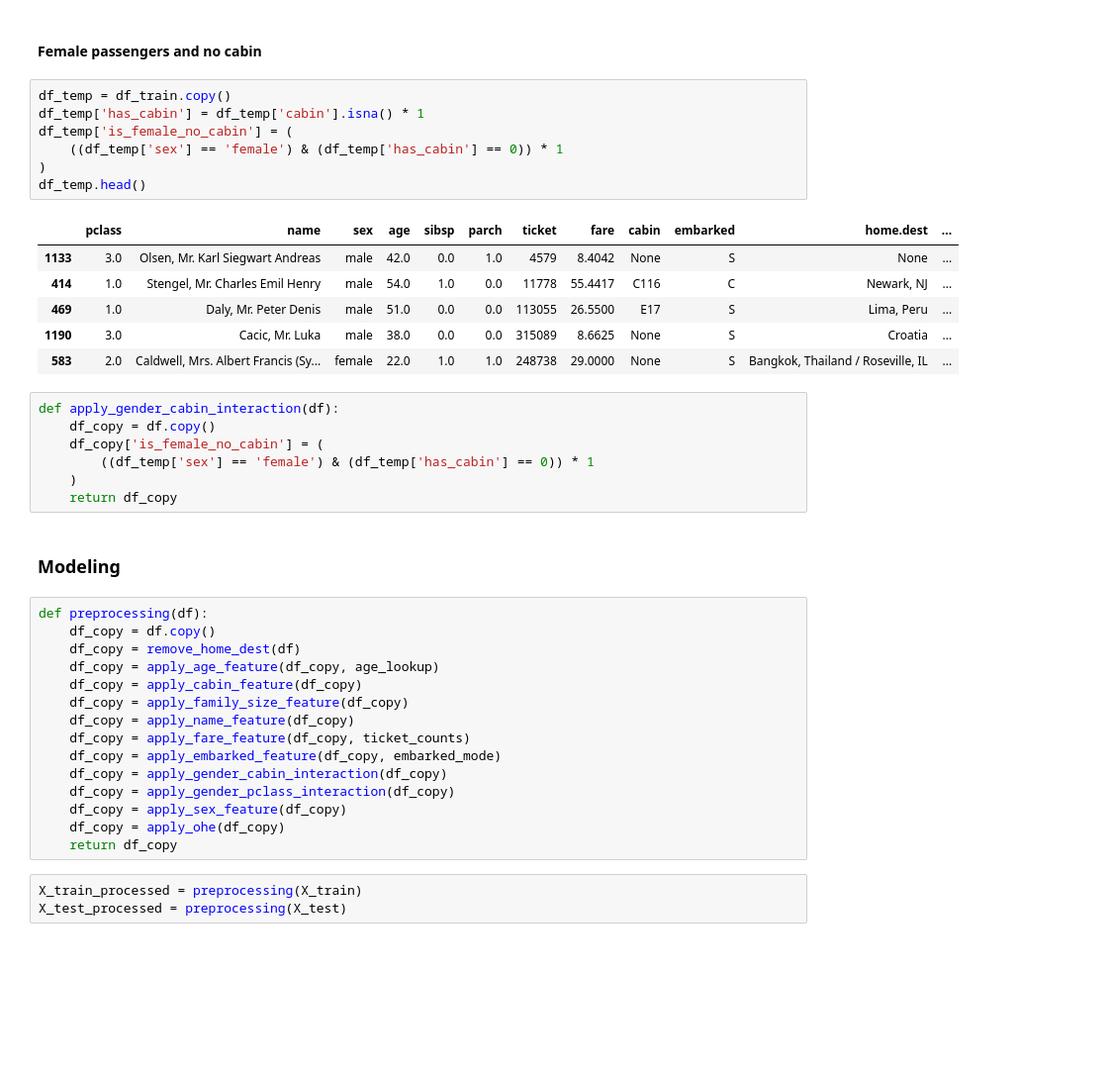
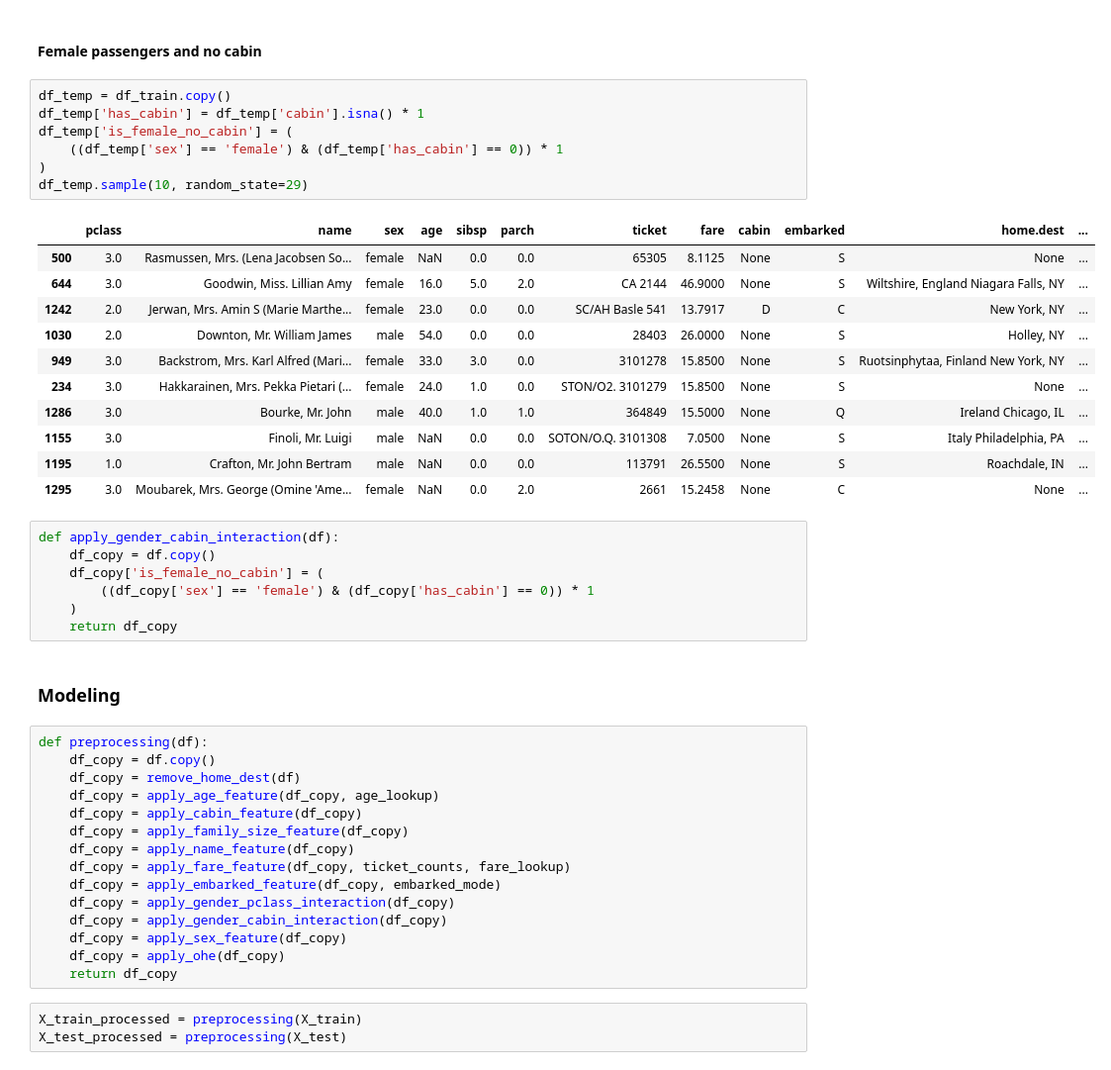
Before and after one commit to rbennum/titanic-survival, a Jupyter notebook: notebooks/full_dataset.ipynb, the cells around one changed output. Shown at 99% size. Cells and saved outputs as stored; diff of their text form; blank space fills up the shorter version.

```diff
--- a/notebooks/full_dataset.ipynb
+++ b/notebooks/full_dataset.ipynb
@@ -1045,22 +1067,27 @@ def apply_gender_pclass_interaction(df):
 # %%
 df_temp = df_train.copy()
 df_temp['has_cabin'] = df_temp['cabin'].isna() * 1
 df_temp['is_female_no_cabin'] = (
     ((df_temp['sex'] == 'female') & (df_temp['has_cabin'] == 0)) * 1
 )
-df_temp.head()
+df_temp.sample(10, random_state=29)
 # %% [output]
 |  | pclass | name | sex | age | sibsp | parch | ticket | fare | cabin | embarked | home.dest | ... |
-| 1133 | 3.0 | Olsen, Mr. Karl Siegwart Andreas | male | 42.0 | 0.0 | 1.0 | 4579 | 8.4042 | None | S | None | ... |
-| 414 | 1.0 | Stengel, Mr. Charles Emil Henry | male | 54.0 | 1.0 | 0.0 | 11778 | 55.4417 | C116 | C | Newark, NJ | ... |
-| 469 | 1.0 | Daly, Mr. Peter Denis | male | 51.0 | 0.0 | 0.0 | 113055 | 26.5500 | E17 | S | Lima, Peru | ... |
-| 1190 | 3.0 | Cacic, Mr. Luka | male | 38.0 | 0.0 | 0.0 | 315089 | 8.6625 | None | S | Croatia | ... |
-| 583 | 2.0 | Caldwell, Mrs. Albert Francis (Sy... | female | 22.0 | 1.0 | 1.0 | 248738 | 29.0000 | None | S | Bangkok, Thailand / Roseville, IL | ... |
+| 500 | 3.0 | Rasmussen, Mrs. (Lena Jacobsen So... | female | NaN | 0.0 | 0.0 | 65305 | 8.1125 | None | S | None | ... |
+| 644 | 3.0 | Goodwin, Miss. Lillian Amy | female | 16.0 | 5.0 | 2.0 | CA 2144 | 46.9000 | None | S | Wiltshire, England Niagara Falls, NY | ... |
+| 1242 | 2.0 | Jerwan, Mrs. Amin S (Marie Marthe... | female | 23.0 | 0.0 | 0.0 | SC/AH Basle 541 | 13.7917 | D | C | New York, NY | ... |
+| 1030 | 2.0 | Downton, Mr. William James | male | 54.0 | 0.0 | 0.0 | 28403 | 26.0000 | None | S | Holley, NY | ... |
+| 949 | 3.0 | Backstrom, Mrs. Karl Alfred (Mari... | female | 33.0 | 3.0 | 0.0 | 3101278 | 15.8500 | None | S | Ruotsinphytaa, Finland New York, NY | ... |
+| 234 | 3.0 | Hakkarainen, Mrs. Pekka Pietari (... | female | 24.0 | 1.0 | 0.0 | STON/O2. 3101279 | 15.8500 | None | S | None | ... |
+| 1286 | 3.0 | Bourke, Mr. John | male | 40.0 | 1.0 | 1.0 | 364849 | 15.5000 | None | Q | Ireland Chicago, IL | ... |
+| 1155 | 3.0 | Finoli, Mr. Luigi | male | NaN | 0.0 | 0.0 | SOTON/O.Q. 3101308 | 7.0500 | None | S | Italy Philadelphia, PA | ... |
+| 1195 | 1.0 | Crafton, Mr. John Bertram | male | NaN | 0.0 | 0.0 | 113791 | 26.5500 | None | S | Roachdale, IN | ... |
+| 1295 | 3.0 | Moubarek, Mrs. George (Omine 'Ame... | female | NaN | 0.0 | 2.0 | 2661 | 15.2458 | None | C | None | ... |
 # %%
 def apply_gender_cabin_interaction(df):
     df_copy = df.copy()
     df_copy['is_female_no_cabin'] = (
-        ((df_temp['sex'] == 'female') & (df_temp['has_cabin'] == 0)) * 1
+        ((df_copy['sex'] == 'female') & (df_copy['has_cabin'] == 0)) * 1
     )
     return df_copy
 # %% [markdown]
@@ -1073,10 +1100,10 @@ def preprocessing(df):
     df_copy = apply_cabin_feature(df_copy)
     df_copy = apply_family_size_feature(df_copy)
     df_copy = apply_name_feature(df_copy)
-    df_copy = apply_fare_feature(df_copy, ticket_counts)
+    df_copy = apply_fare_feature(df_copy, ticket_counts, fare_lookup)
     df_copy = apply_embarked_feature(df_copy, embarked_mode)
+    df_copy = apply_gender_pclass_interaction(df_copy)
     df_copy = apply_gender_cabin_interaction(df_copy)
-    df_copy = apply_gender_pclass_interaction(df_copy)
     df_copy = apply_sex_feature(df_copy)
     df_copy = apply_ohe(df_copy)
     return df_copy
```
Also changed, not shown: parts of 30 cells of this notebook.
